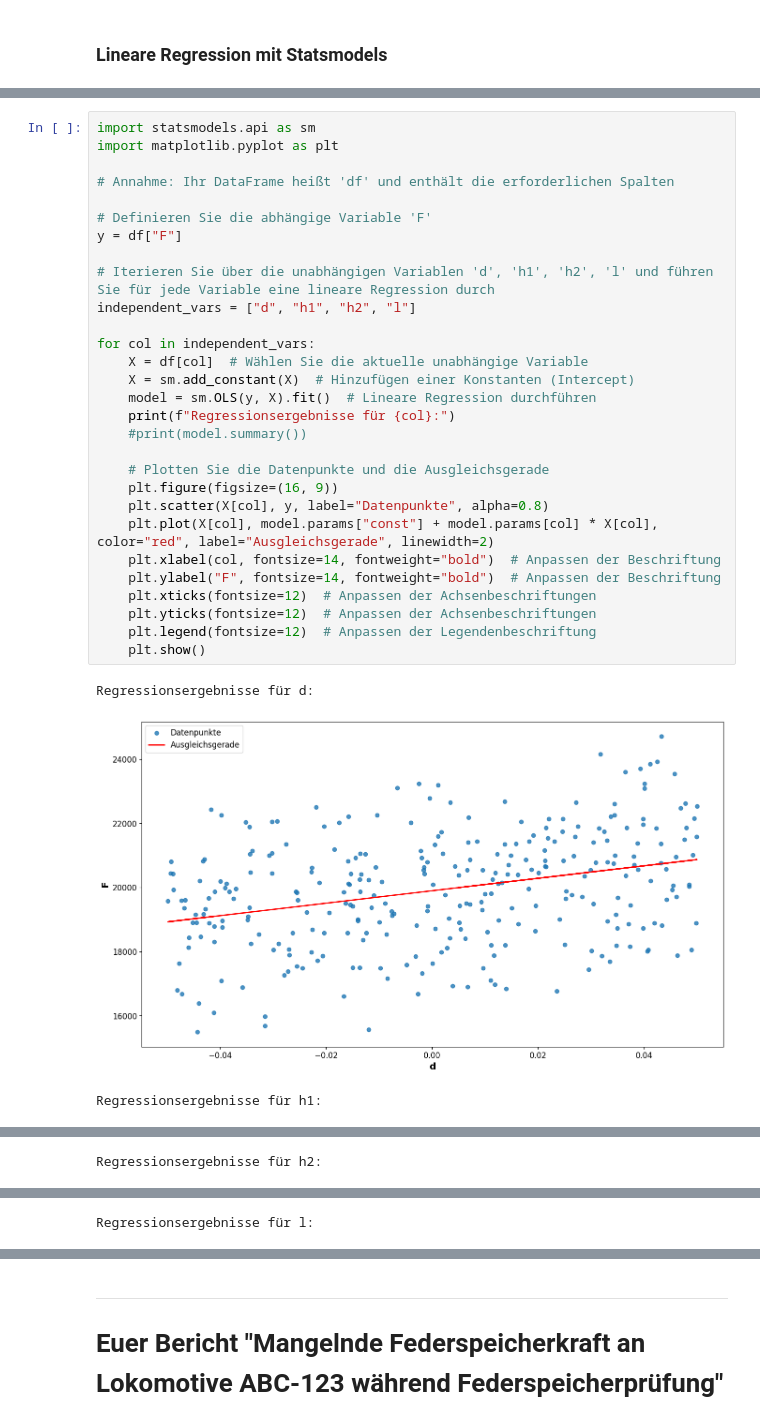
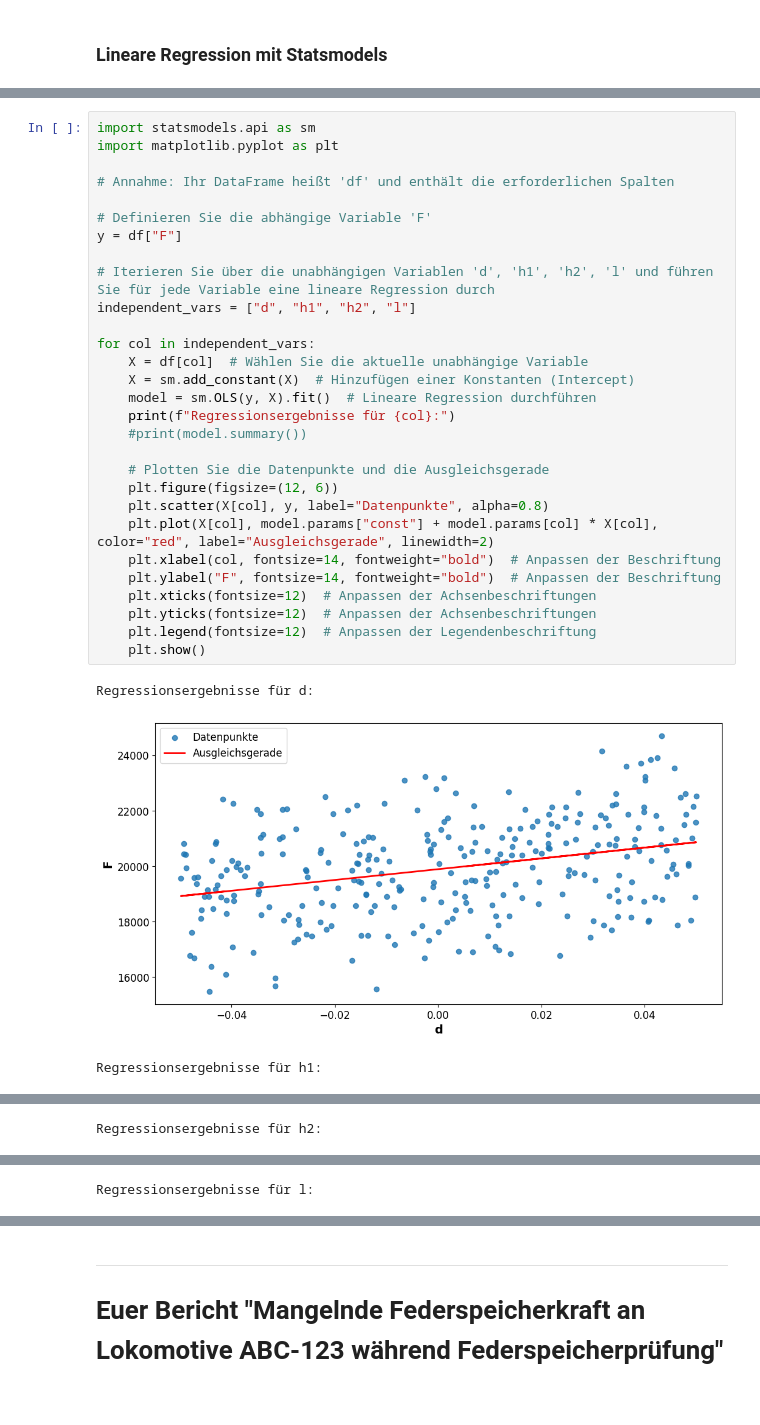
Before and after one commit to FHAC-MdQM/data-exploration-dembski21, a Jupyter notebook: LoadPBdata.ipynb, the cells around one changed output, grey strips where cells are left out. Saved outputs shown, nothing was run; the diff lists cells and outputs as text.

Commit message:
test.py delete and changed plot

```diff
--- a/LoadPBdata.ipynb
+++ b/LoadPBdata.ipynb
@@ -132,33 +132,33 @@ strong multicollinearity problems or that the design matrix is singular.
 # %%
 import statsmodels.api as sm
 import matplotlib.pyplot as plt
 
 # Annahme: Ihr DataFrame heißt 'df' und enthält die erforderlichen Spalten
 
 # Definieren Sie die abhängige Variable 'F'
 y = df["F"]
 
 # Iterieren Sie über die unabhängigen Variablen 'd', 'h1', 'h2', 'l' und führen Sie für jede Variable eine lineare Regression durch
 independent_vars = ["d", "h1", "h2", "l"]
 
 for col in independent_vars:
     X = df[col]  # Wählen Sie die aktuelle unabhängige Variable
     X = sm.add_constant(X)  # Hinzufügen einer Konstanten (Intercept)
     model = sm.OLS(y, X).fit()  # Lineare Regression durchführen
     print(f"Regressionsergebnisse für {col}:")
     #print(model.summary())
 
     # Plotten Sie die Datenpunkte und die Ausgleichsgerade
-    plt.figure(figsize=(16, 9))
+    plt.figure(figsize=(12, 6))
     plt.scatter(X[col], y, label="Datenpunkte", alpha=0.8)
     plt.plot(X[col], model.params["const"] + model.params[col] * X[col], color="red", label="Ausgleichsgerade", linewidth=2)
     plt.xlabel(col, fontsize=14, fontweight="bold")  # Anpassen der Beschriftung
     plt.ylabel("F", fontsize=14, fontweight="bold")  # Anpassen der Beschriftung
     plt.xticks(fontsize=12)  # Anpassen der Achsenbeschriftungen
     plt.yticks(fontsize=12)  # Anpassen der Achsenbeschriftungen
     plt.legend(fontsize=12)  # Anpassen der Legendenbeschriftung
     plt.show()
 # %% [output]
 Regressionsergebnisse für d:
-[figure, old version]
+[figure, new version]
 Regressionsergebnisse für h1:
```
Also changed, not shown: parts of 6 cells of this notebook.
